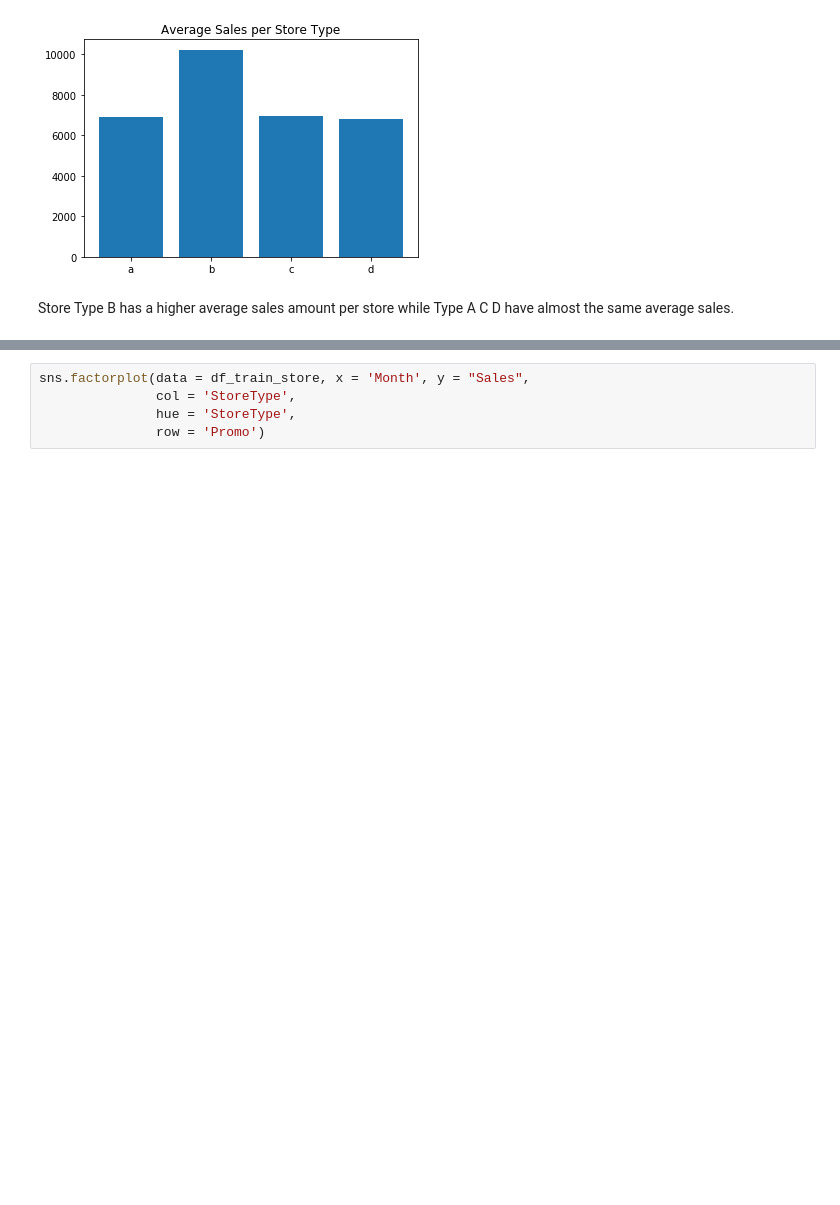
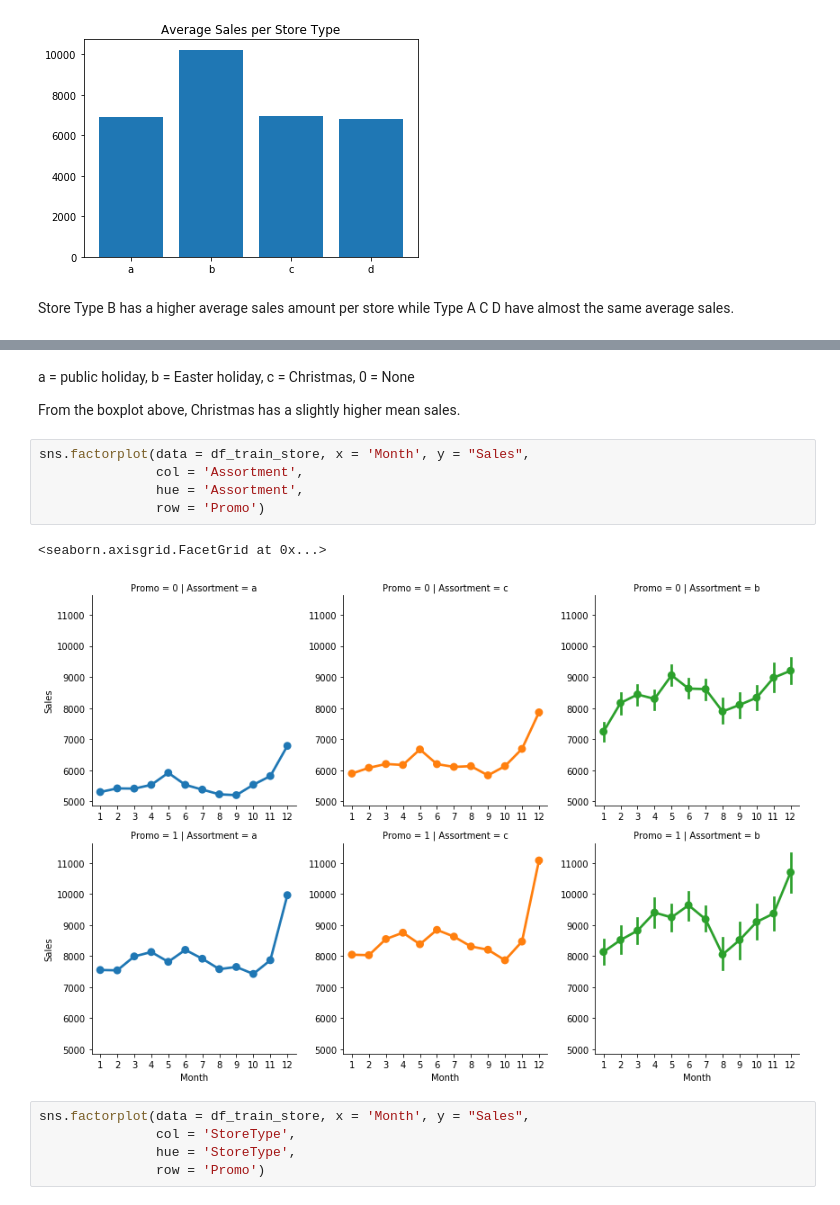
Before and after one commit to cuthlo/springboard, a Jupyter notebook: capstone_project2/EDA.ipynb, the cells around one changed output, grey strips where cells are left out. Cells and saved outputs as stored; diff of their text form; blank space fills up the shorter version.

```diff
--- a/capstone_project2/EDA.ipynb
+++ b/capstone_project2/EDA.ipynb
@@ -266,3 +284,15 @@ Store Type B has a higher average sales amount per store while Type A C D have a
+# %% [markdown]
+a = public holiday, b = Easter holiday, c = Christmas, 0 = None
+
+From the boxplot above, Christmas has a slightly higher mean sales.
+# %%
+sns.factorplot(data = df_train_store, x = 'Month', y = "Sales",
+               col = 'Assortment',
+               hue = 'Assortment',
+               row = 'Promo')
+# %% [output]
+<seaborn.axisgrid.FacetGrid at 0x...>
+[figure, added]
 # %%
 sns.factorplot(data = df_train_store, x = 'Month', y = "Sales",
                col = 'StoreType',
```
Also changed, not shown: parts of 8 cells of this notebook.
